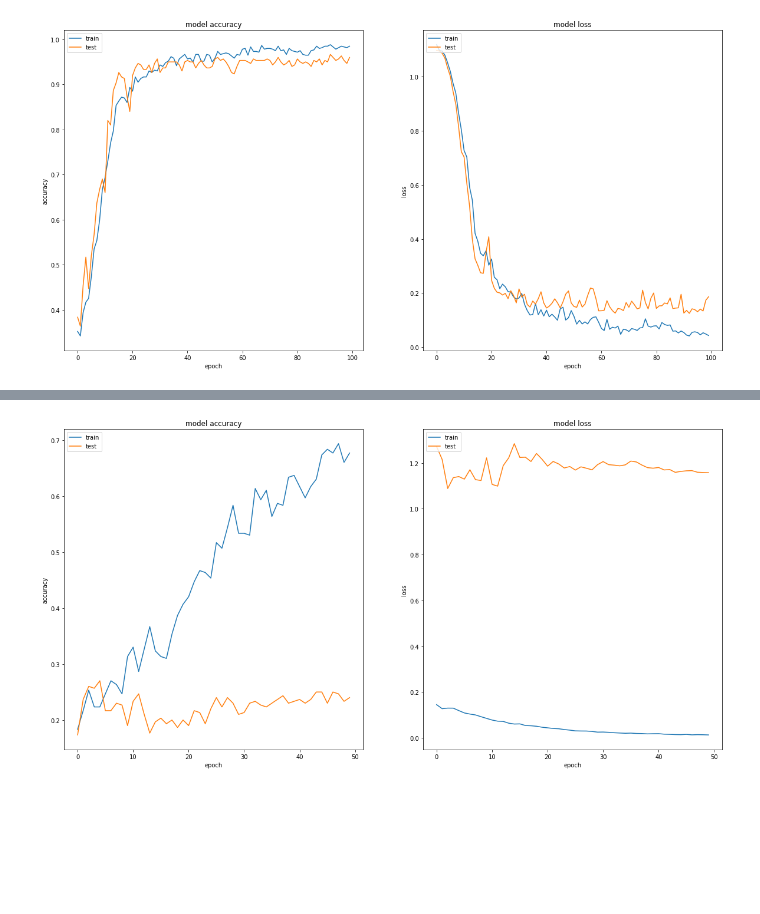
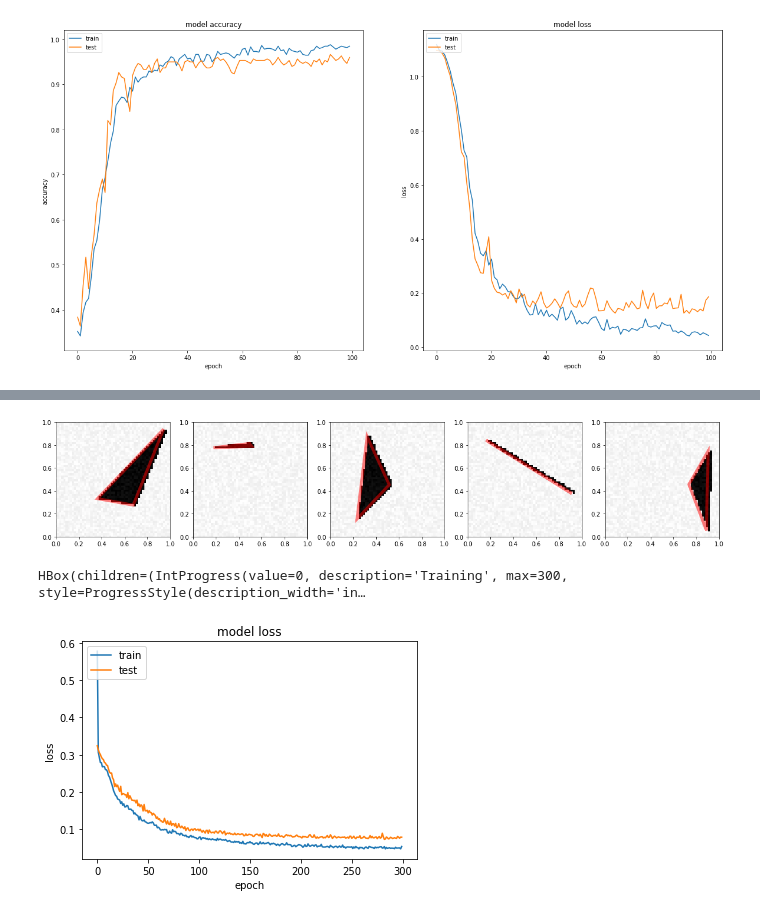
Before and after one commit to guhur/MVA_DeepLearning, a Jupyter notebook: deep-learning-mp1.ipynb, the cells around one changed output, grey strips where cells are left out. Cells and saved outputs as stored; diff of their text form; code cells hidden in the pictures; blank space fills up the shorter version.

```diff
--- a/deep-learning-mp1.ipynb
+++ b/deep-learning-mp1.ipynb
@@ -293,30 +174,37 @@ print(f"Evaluation on the test set: accuracy {evaluation[1]*100:.2f}% - loss {ev
+# %%
+n = 5
+visualize_predictions(X_test[:n], postprocessing(Y_test[:n]))
+# %% [output]
+[figure, added]
 # %%
-number_filter_regression = 32
-filter_size = (5,5)
-pixel_window = (2,2)
-model_5 = Sequential()
-model_5.add(Conv2D(32, activation='relu', input_shape=(72,72,1), kernel_size=(5,5), padding="same"))
-model_5.add(MaxPooling2D(pool_size=(2,2), padding="same"))
-model_5.add(Dropout(0.5))
-model_5.add(Conv2D(32, (5,5), activation="relu", padding="same"))
-model_5.add(MaxPooling2D(pool_size=(2,2), padding="same"))
-model_5.add(Dropout(0.25))
-model_5.add(Flatten())
-model_5.add(Dense(256))
-model_5.add(Activation('relu'))
-model_5.add(BatchNormalization())
-model_5.add(Dropout(0.25))
-#model_5.add(Dense(256, activation='relu'))
-#model_5.add(Dropout(0.25))
-#model_5.add(Dense(128, activation='relu'))
-#model_5.add(Dropout(0.25))
-model_5.add(Dense(6, activation='sigmoid'))
+reg = 0e-4
 
-model_5.compile(optimizer='adam', loss='mean_squared_error', metrics=['accuracy'])
-history = model_5.fit(X_train2d, Y_train, batch_size=32, epochs=50, shuffle=True,
-           validation_data=(X_test2d, Y_test_n), verbose=0)
+model3 = Sequential()
+model3.add(Conv2D(32, activation='relu', strides=2, input_shape=(72,72,1), kernel_size=(5,5), kernel_regularizer=l2(reg), padding="same"))
+model3.add(Dropout(0.5))
+model3.add(MaxPooling2D(pool_size=(2,2), padding="same"))
+model3.add(Conv2D(32, (5,5), activation="relu", padding="same", kernel_regularizer=l2(reg)))
+model3.add(Dropout(0.5))
+model3.add(MaxPooling2D(pool_size=(2,2), padding="same"))
+model3.add(Flatten())
+model3.add(Dense(256, activation='relu', kernel_regularizer=l2(reg)))
+model3.add(Dropout(0.5))
+model3.add(Dense(256, activation='relu', kernel_regularizer=l2(reg)))
+model3.add(Dropout(0.5))
+model3.add(Dense(128, activation='relu', kernel_regularizer=l2(reg)))
+model3.add(Dropout(0.5))
+model3.add(Dense(n_output))
+
+
+model3.compile(optimizer='adam', loss='mean_squared_error', metrics=['mean_absolute_error'])
+
+progress_bar = TQDMNotebookCallback(show_inner=False)
+history = model3.fit(X_train, Y_train, batch_size=64, epochs=300, shuffle=True, \
+                     validation_data = (X_test, Y_test), verbose=0,  callbacks=[progress_bar])
 plot_history(history)
-evaluation = model_5.evaluate(X_test2d, Y_test_n)
-print(f"Evaluation on the test set: accuracy {evaluation[1]*100:.2f}% - loss {evaluation[0]*100:.2f}%")
+evaluation = model3.evaluate(X_test, Y_test)
+
+print(f"Evaluation on the test set: MSE {evaluation[0]:.2f}, MAE: {evaluation[1]:.2f}")
 # %% [output]
+HBox(children=(IntProgress(value=0, description='Training', max=300, style=ProgressStyle(description_width='in…
-[figure, old version]
+[figure, new version]
```
Also changed, not shown: parts of 17 cells of this notebook, 1 other file.
